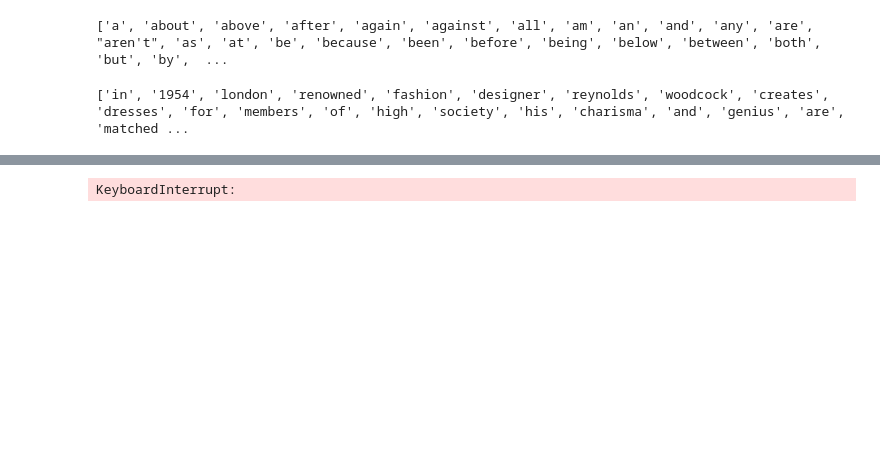
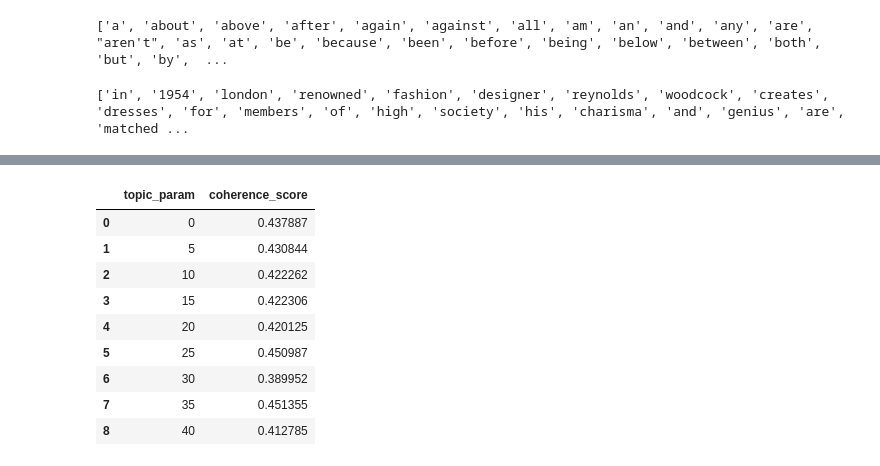
Before and after one commit to pschell23/DS-Project-Course--Parker-Schell-Alex-Torti-Mariah-Hudson, a Jupyter notebook: Project_two/AWSLDA(1).ipynb, the cells around one changed output, grey strips where cells are left out. Cells and saved outputs as stored; diff of their text form; code cells hidden in the pictures; blank space fills up the shorter version.

```diff
--- a/Project_two/AWSLDA(1).ipynb
+++ b/Project_two/AWSLDA(1).ipynb
@@ -160,6 +170,6 @@ print(names)
 # %%
 ## connecting the lists
-stop_words = en_stop + names
+stop_words = en_stop + names + fnames
 # %%
 print(stop_words)
 # %% [output]
@@ -210,4 +220,4 @@ from gensim.models import LdaModel
 from gensim.models.ldamodel import LdaModel
 # %%
 # generate LDA model
-ldamodel = gensim.models.ldamodel.LdaModel(corpus, num_topics=13, id2word = dictionary, passes=20)
+ldamodel = gensim.models.ldamodel.LdaModel(corpus, num_topics=35, id2word = dictionary, passes=20)
@@ -314,17 +251,0 @@ pd.DataFrame(model_results).to_csv('./lda_tuning_results.csv', index=False)
-# %%
-## Choosing number of topics
-
-num_topics_range = [75, 100, 125]
-validation_perplexity = []
-time_elapsed = []
-
-for num_topics in num_topics_range:
-    dictionary = Dictionary(texts)  # Assuming 'texts' is your list of tokenized documents
-    corpus = [dictionary.doc2bow(doc) for doc in texts]
-
-    lda_model = LdaModel(corpus, num_topics=num_topics, passes=10, alpha='auto', eta='auto', id2word=dictionary)
-
-    validation_perplexity.append(lda_model.log_perplexity(corpus_validation))
-    time_elapsed.append(lda_model.bound(corpus) / len(corpus))  # Approximate time elapsed using average bound per document
-# %% [output]
-KeyboardInterrupt:
@@ -351,0 +252,24 @@ plt.show()
+# %%
+# Iterate over possible number of topics. takes about 2-3mins
+topic_param = [0,5,10,15,20,25,30,35,40]
+coherence_score = []
+
+for k in topic_param:
+    cv = compute_coherence_values(corpus=corpus, dictionary=dictionary, k=k)
+    coherence_score.append(cv)
+
+param_tuning_coherence = pd.DataFrame()
+param_tuning_coherence["topic_param"] = topic_param
+param_tuning_coherence['coherence_score'] = coherence_score
+param_tuning_coherence
+# %% [output]
+|  | topic_param | coherence_score |
+| 0 | 0 | 0.437887 |
+| 1 | 5 | 0.430844 |
+| 2 | 10 | 0.422262 |
+| 3 | 15 | 0.422306 |
+| 4 | 20 | 0.420125 |
+| 5 | 25 | 0.450987 |
+| 6 | 30 | 0.389952 |
+| 7 | 35 | 0.451355 |
+| 8 | 40 | 0.412785 |
```
Also changed, not shown: parts of 26 cells of this notebook.
